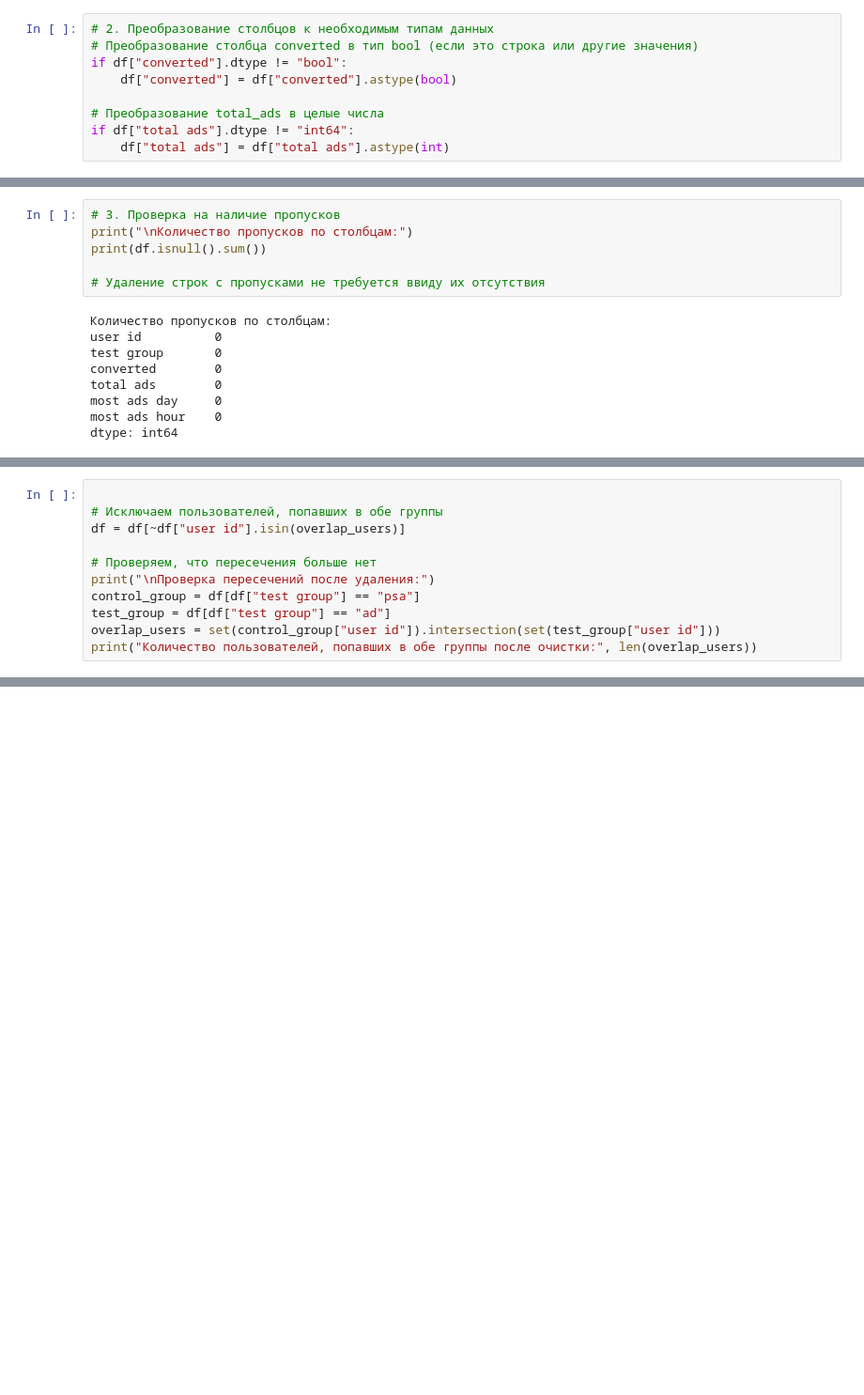
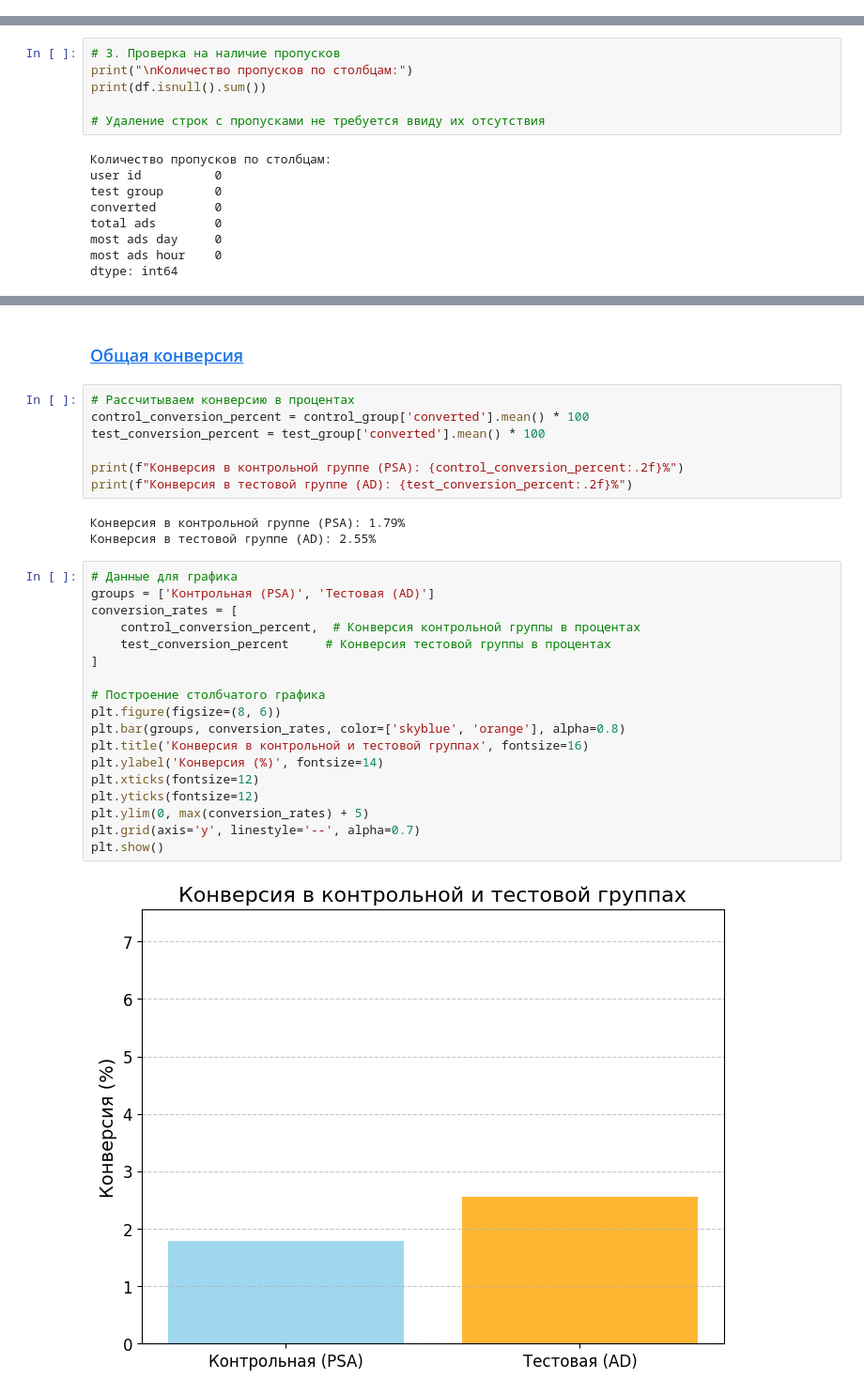
Before and after one commit to Niktyav/MLModel_in_prod, a Jupyter notebook: hw2/hw2_abtest.ipynb, the cells around one changed output, grey strips where cells are left out. Shown at 94% size. Cells and saved outputs as stored; diff of their text form; blank space fills up the shorter version.

```diff
--- a/hw2/hw2_abtest.ipynb
+++ b/hw2/hw2_abtest.ipynb
@@ -93,9 +90,0 @@ sorted(df['user id'].value_counts())
-# %%
-# 2. Преобразование столбцов к необходимым типам данных
-# Преобразование столбца converted в тип bool (если это строка или другие значения)
-if df["converted"].dtype != "bool":
-    df["converted"] = df["converted"].astype(bool)
-
-# Преобразование total_ads в целые числа
-if df["total ads"].dtype != "int64":
-    df["total ads"] = df["total ads"].astype(int)
@@ -136,13 +134,2 @@ print("\nКоличество пользователей, попавших в о
 # %% [output]
 Количество пользователей, попавших в обе группы: 0
-# %%
-
-# Исключаем пользователей, попавших в обе группы
-df = df[~df["user id"].isin(overlap_users)]
-
-# Проверяем, что пересечения больше нет
-print("\nПроверка пересечений после удаления:")
-control_group = df[df["test group"] == "psa"]
-test_group = df[df["test group"] == "ad"]
-overlap_users = set(control_group["user id"]).intersection(set(test_group["user id"]))
-print("Количество пользователей, попавших в обе группы после очистки:", len(overlap_users))
@@ -151,0 +138,32 @@ print("Количество пользователей, попавших в об
+# %% [markdown]
+### <a id='toc2_6_1_'></a>[Общая конверсия](#toc0_)
+# %%
+# Рассчитываем конверсию в процентах
+control_conversion_percent = control_group['converted'].mean() * 100
+test_conversion_percent = test_group['converted'].mean() * 100
+
+print(f"Конверсия в контрольной группе (PSA): {control_conversion_percent:.2f}%")
+print(f"Конверсия в тестовой группе (AD): {test_conversion_percent:.2f}%")
+# %% [output]
+Конверсия в контрольной группе (PSA): 1.79%
+Конверсия в тестовой группе (AD): 2.55%
+# %%
+# Данные для графика
+groups = ['Контрольная (PSA)', 'Тестовая (AD)']
+conversion_rates = [
+    control_conversion_percent,  # Конверсия контрольной группы в процентах
+    test_conversion_percent     # Конверсия тестовой группы в процентах
+]
+
+# Построение столбчатого графика
+plt.figure(figsize=(8, 6))
+plt.bar(groups, conversion_rates, color=['skyblue', 'orange'], alpha=0.8)
+plt.title('Конверсия в контрольной и тестовой группах', fontsize=16)
+plt.ylabel('Конверсия (%)', fontsize=14)
+plt.xticks(fontsize=12)
+plt.yticks(fontsize=12)
+plt.ylim(0, max(conversion_rates) + 5)
+plt.grid(axis='y', linestyle='--', alpha=0.7)
+plt.show()
+# %% [output]
+[figure, added]
```
Also changed, not shown: parts of 44 cells of this notebook.
